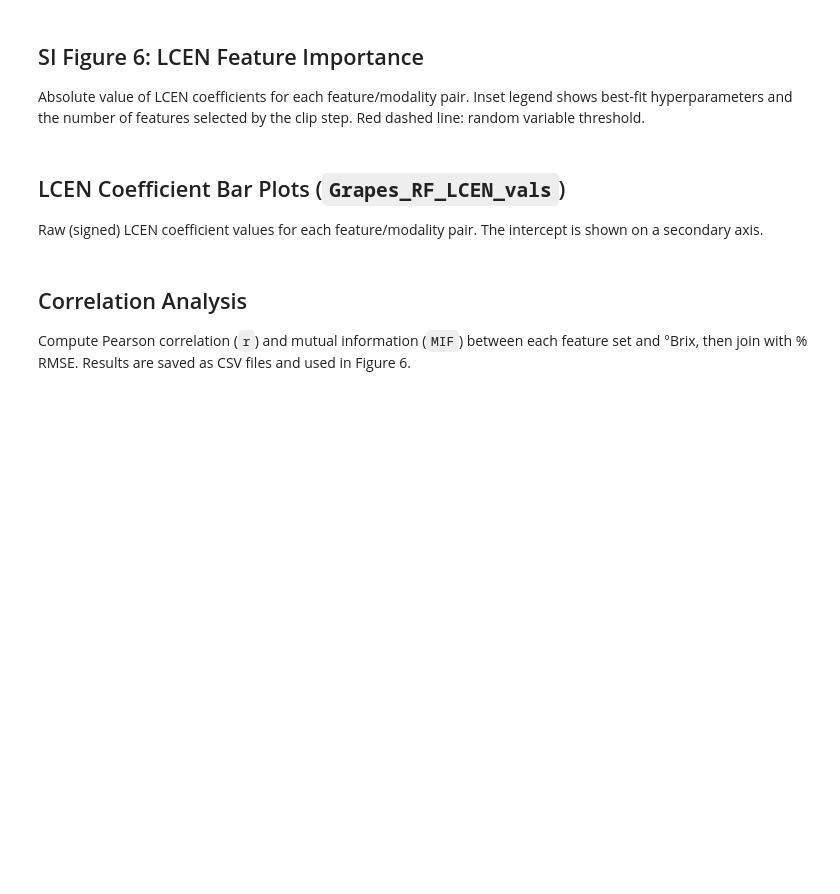
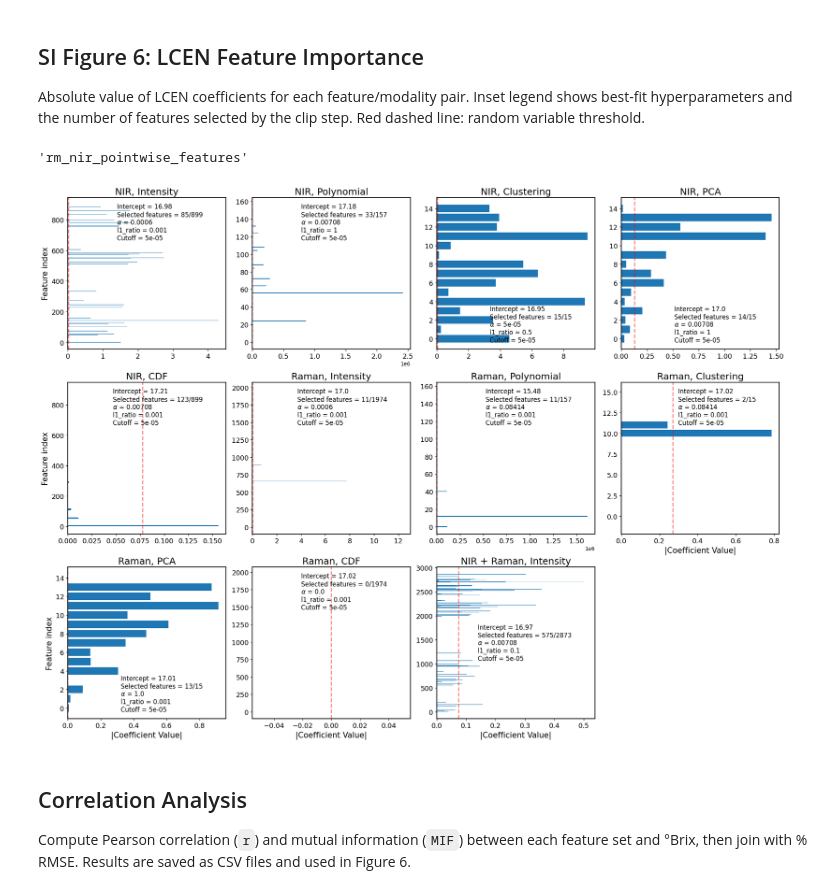
Before and after one commit to TRI-AMDD/spectrascope, a Jupyter notebook: examples/GRAPES.ipynb, the cells around one changed output. Saved outputs shown, nothing was run; the diff lists cells and outputs as text; code cells hidden in the pictures; blank space fills up the shorter version.

```diff
--- a/examples/GRAPES.ipynb
+++ b/examples/GRAPES.ipynb
@@ -643,6 +743,10 @@ plt.savefig('Figures/Grapes_RF_feature_importance.pdf', dpi=300)
 Absolute value of LCEN coefficients for each feature/modality pair.
 Inset legend shows best-fit hyperparameters and the number of features
 selected by the clip step.  Red dashed line: random variable threshold.
+# %%
+attr_name
+# %% [output]
+'rm_nir_pointwise_features'
 # %%
 attr_list, importances_list, coef_names = [], [], []
 alpha_list, l1_list, cutoff_list = [], [], []
@@ -675,38 +779,42 @@ for j, (attr_name, feature_importances) in enumerate(zip(attr_list, importances_
             intercept = val
             continue
         lcen_arr[int(name.replace('x', ''))] = val
+    lcen_arr = np.abs(lcen_arr)
     rv_val    = rv_importance[f'{attr_name}_br_LCEN']
     idx_above = np.where(lcen_arr > rv_val)[0]
-    ax.barh(idx_above, lcen_arr[idx_above])
+    # ax.barh(idx_above, lcen_arr[idx_above])
+    if attr_name=='nir_cdf':
+        ax.barh(np.arange(n_features), lcen_arr, height=5)
+    else:
+        ax.barh(np.arange(n_features), lcen_arr)
     ymin, ymax = ax.get_ylim()
+    if len(idx_above) == 1:
+        ymin -=1
+        ymax +=1
     ax.vlines(rv_val, ymin, ymax, color='r', linestyle='--', linewidth=2, alpha=0.5,
               label='Random Variable\nCoefficient')
     ax.set_ylim(ymin, ymax)
     ax.set_title(PRETTY_LABELS_DICT.get(attr_name, attr_name), fontsize=18)
     ax.tick_params(axis='both', labelsize=13)
     legend_text = (
         f'Intercept = {np.round(intercept, 2)}\n'
         f'Selected features = {len(lcen_arr.nonzero()[0])}/{n_features}\n'
         f'$\\alpha$ = {np.round(alpha_list[j], 5)}\n'
         f'l1_ratio = {np.round(l1_list[j], 3)}\n'
         f'Cutoff = {cutoff_list[j]:g}'
     )
     ax.legend(
         [Line2D([0], [0], marker='o', color='w', markerfacecolor='k', markersize=0)],
         [legend_text], fontsize=12, frameon=False, markerfirst=False)
     for spine in ax.spines.values():
         spine.set_linewidth(1.5)
 
 for j in [0, 4, 8]:
     axs[j].set_ylabel('Feature index', fontsize=15)
 for j in [7, 8, 9, 10]:
     axs[j].set_xlabel('|Coefficient Value|', fontsize=15)
 axs[-1].axis('off')
 plt.tight_layout()
-plt.savefig('Figures/Grapes_LCEN_feature_importance.svg', dpi=300)
-plt.savefig('Figures/Grapes_LCEN_feature_importance.pdf', dpi=300)
+plt.savefig('Figures/SuppFig6.pdf', dpi=300, bbox_inches='tight')
+# %% [output]
+[figure, added]
-# %% [markdown]
-## LCEN Coefficient Bar Plots (`Grapes_RF_LCEN_vals`)
-
-Raw (signed) LCEN coefficient values for each feature/modality pair.
-The intercept is shown on a secondary axis.
```
Also changed, not shown: parts of 13 cells of this notebook, 1 other file.
